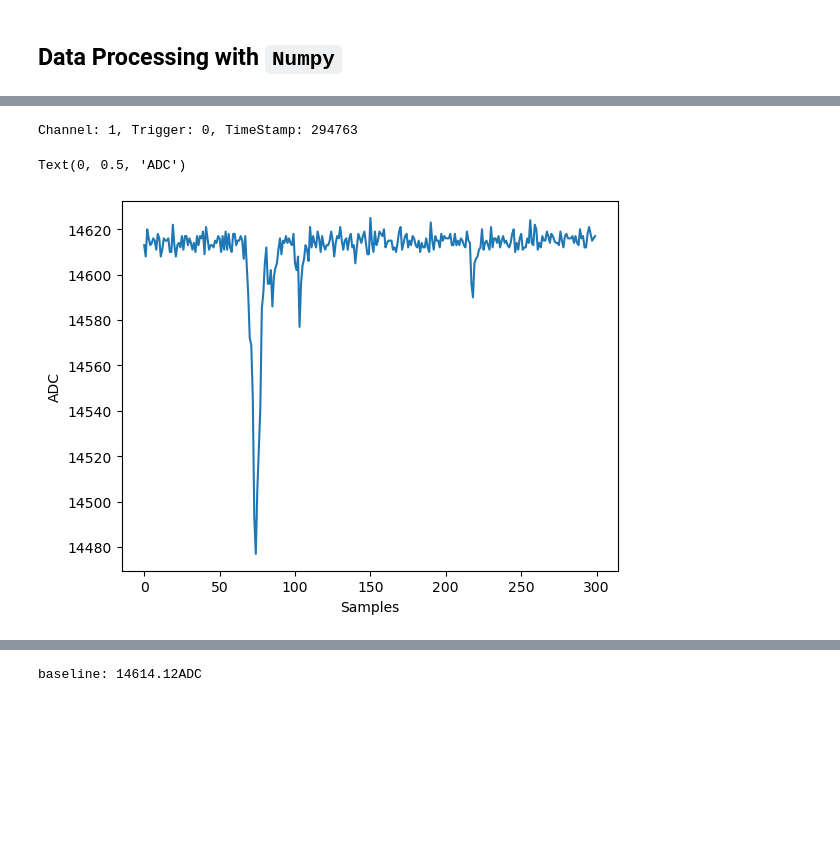
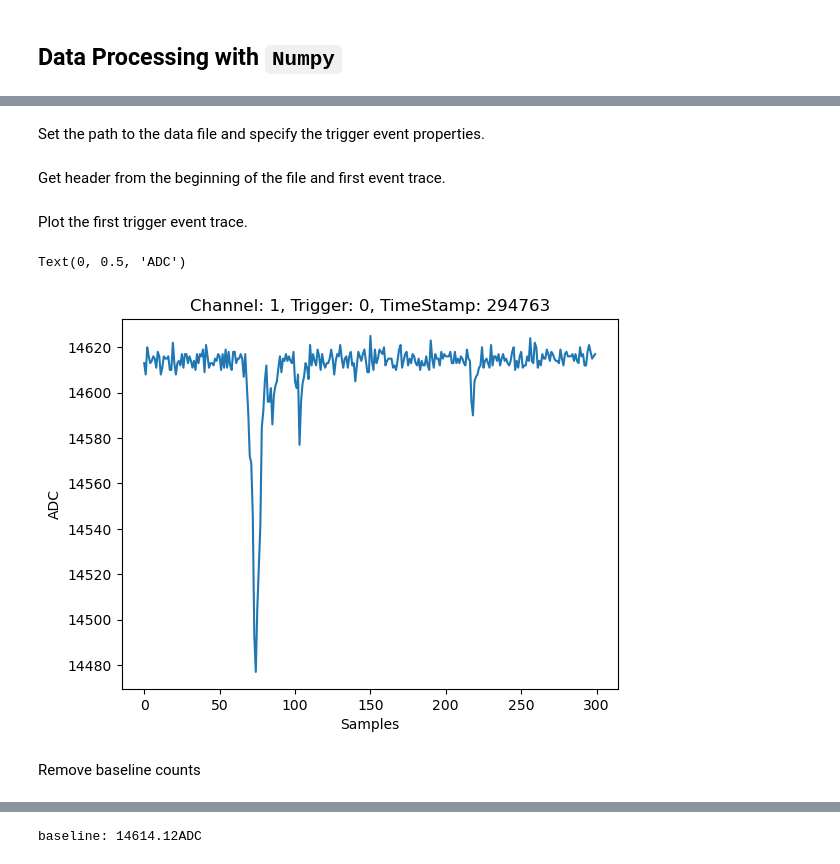
Before and after one commit to WrightLaboratory/data_analysis, a Jupyter notebook: notebooks/data_analysis.ipynb, the cells around one changed output, grey strips where cells are left out. Drawn from its saved outputs; the diff is of its cells as text; code cells hidden in the pictures; blank space fills up the shorter version.

Commit message:
Refactored Data Processing with Numpy section

```diff
--- a/notebooks/data_analysis.ipynb
+++ b/notebooks/data_analysis.ipynb
@@ -402,14 +400,33 @@ data_file = '../data/180822-EJ309-1700V-Cf252.dat'
-# %%
-f = open(data_file, 'r')
+# %% [markdown]
+Set the path to the data file and specify the trigger event properties.
+# %%
+from pathlib import Path
+
+data_file = '180822-EJ309-1700V-Cf252.dat'
+
+HEADER_SIZE = 4
+WINDOW_SIZE = 300
+
+data_file_path = Path.cwd().parent.joinpath('data', data_file)
+# %% [markdown]
+Get header from the beginning of the file and first event trace.
+# %%
+header = np.fromfile(data_file_path, dtype=np.uint32,
+                     count=HEADER_SIZE)
+
+# Since each header item is 1 long-word (4 bytes)
+# The data for 1st event begins 4 * HEADER_SIZE from the beginning of file
+trace = np.fromfile(data_file_path, dtype=np.uint16,
+                    count=WINDOW_SIZE, offset=HEADER_SIZE*4)
+# %% [markdown]
+Plot the first trigger event trace.
 # %%
-header = np.fromfile(f, dtype='I', count=4)
-print(f"Channel: {header[1]}, Trigger: {header[2]}, TimeStamp: {header[3]}")
-
-trace = np.fromfile(f, dtype='<H', count=300)
+plt.title(f"Channel: {header[1]}, Trigger: {header[2]}, TimeStamp: {header[3]}")
 plt.plot(trace)
 plt.xlabel('Samples');plt.ylabel('ADC')
 # %% [output]
-Channel: 1, Trigger: 0, TimeStamp: 294763
+Text(0, 0.5, 'ADC')
-Text(0, 0.5, 'ADC')
-[figure, old version]
+[figure, new version]
+# %% [markdown]
+Remove baseline counts
 # %%
```
Also changed, not shown: parts of 21 cells of this notebook.
